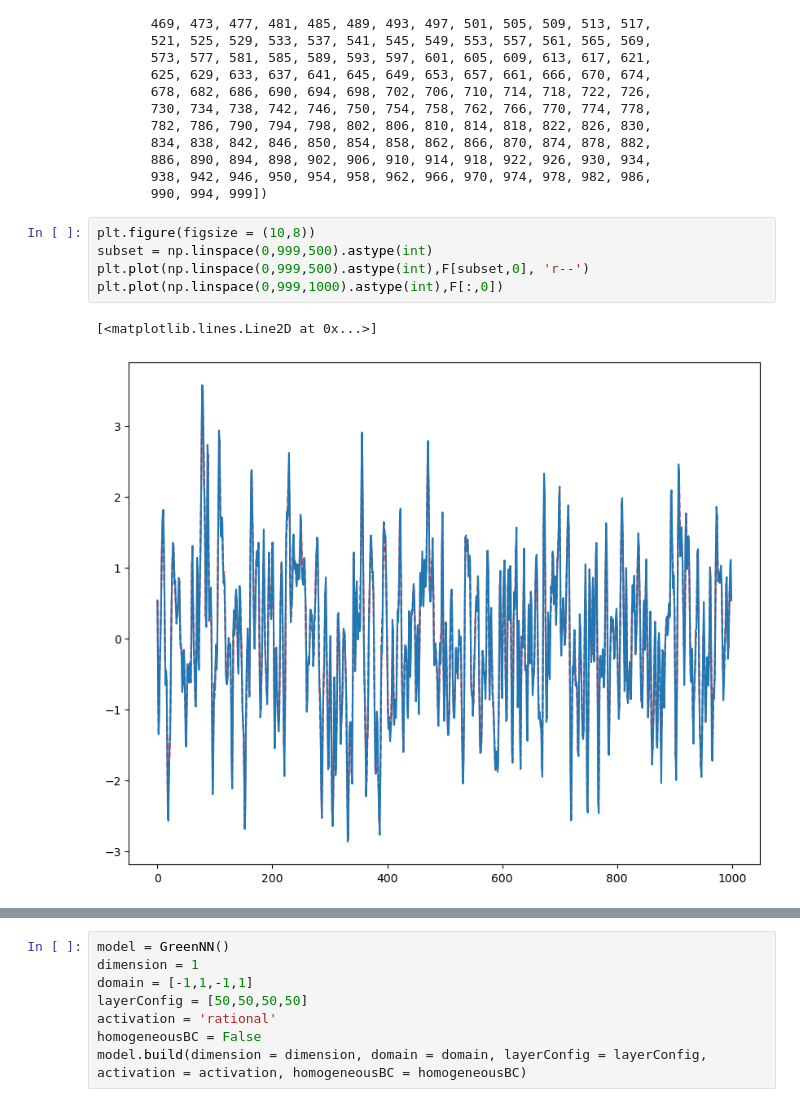
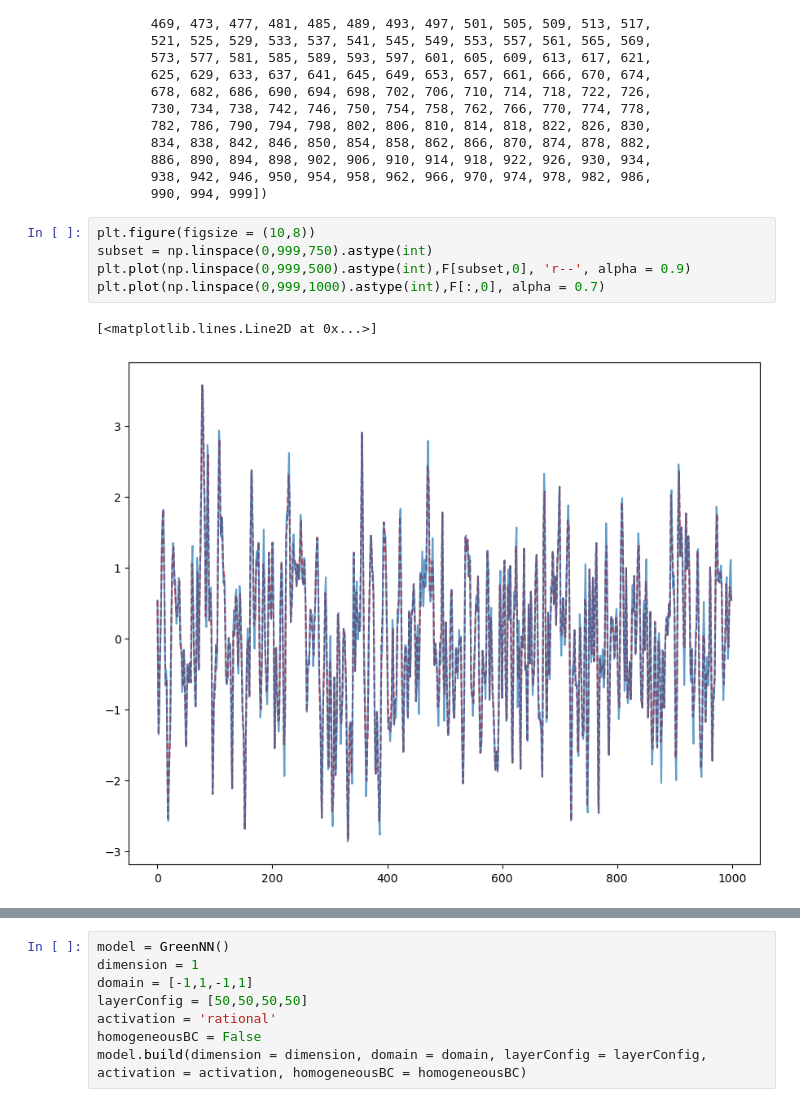
Before and after one commit to hsharsh/chebgreen, a Jupyter notebook: main/fractional-greenlearning.ipynb, the cells around one changed output, grey strips where cells are left out. Saved outputs shown, nothing was run; the diff lists cells and outputs as text.

```diff
--- a/main/fractional-greenlearning.ipynb
+++ b/main/fractional-greenlearning.ipynb
@@ -70,9 +70,9 @@ array([  0,   4,   8,  12,  16,  20,  24,  28,  32,  36,  40,  44,  48,
        990, 994, 999])
 # %%
 plt.figure(figsize = (10,8))
-subset = np.linspace(0,999,500).astype(int)
-plt.plot(np.linspace(0,999,500).astype(int),F[subset,0], 'r--')
-plt.plot(np.linspace(0,999,1000).astype(int),F[:,0])
+subset = np.linspace(0,999,750).astype(int)
+plt.plot(np.linspace(0,999,500).astype(int),F[subset,0], 'r--', alpha = 0.9)
+plt.plot(np.linspace(0,999,1000).astype(int),F[:,0], alpha = 0.7)
 # %% [output]
 [<matplotlib.lines.Line2D at 0x...>]
-[figure, old version]
+[figure, new version]
```
Also changed, not shown: parts of 1 cell of this notebook, 12 other files.
